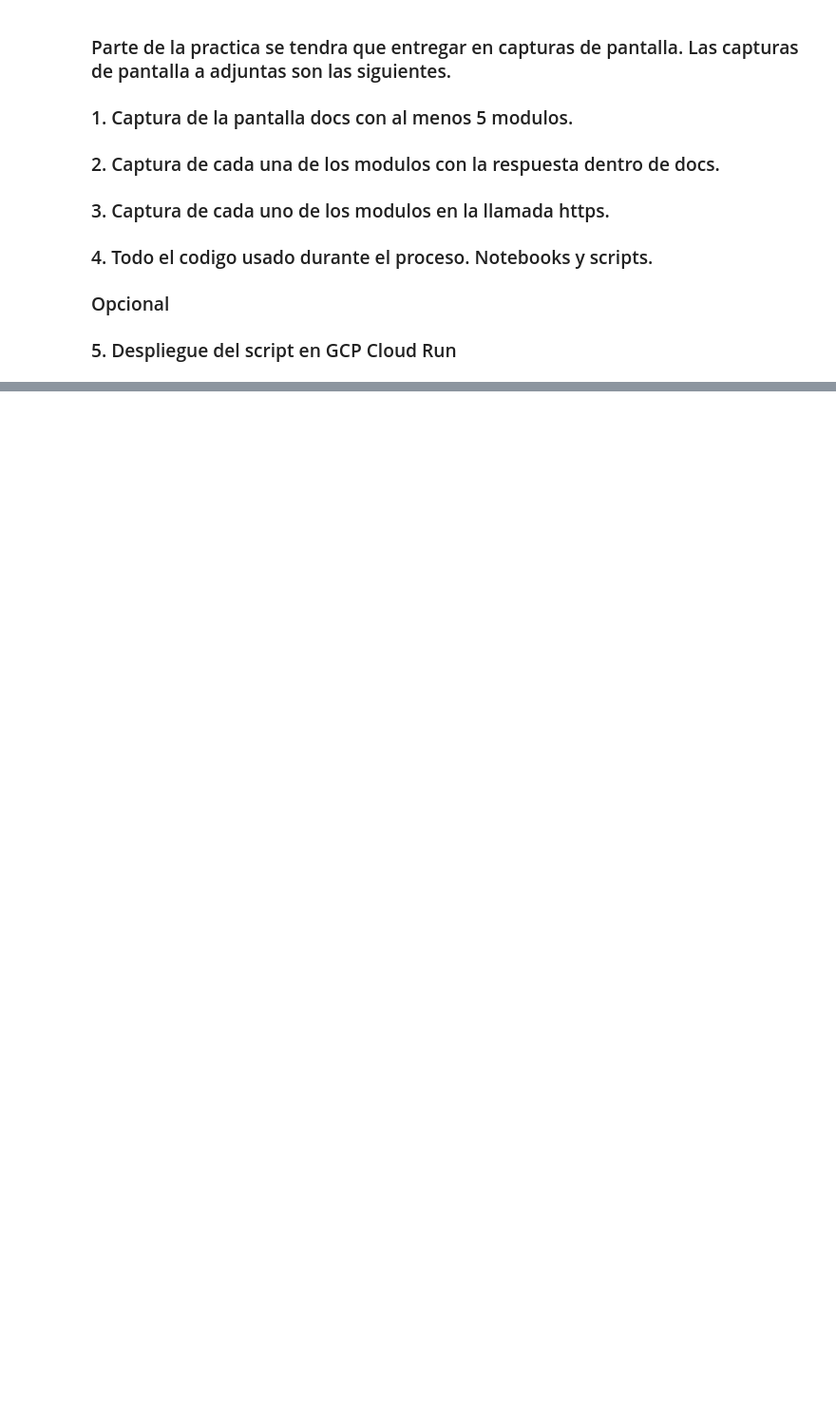
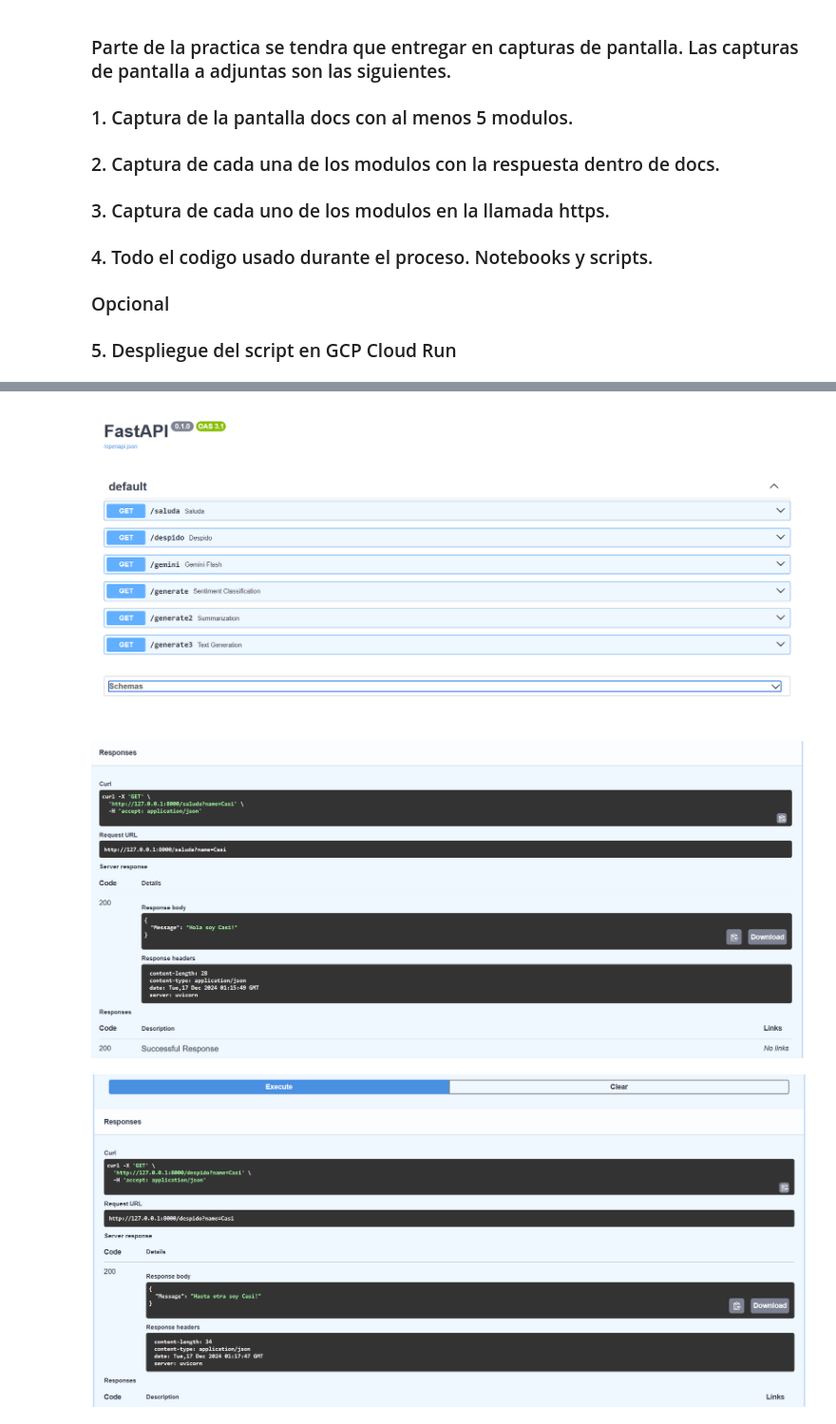
Before and after one commit to CasiAC/Practida-Despliegue-Algoritmos, a Jupyter notebook: practica_despliegue_algoritmos.ipynb, the cells around one changed output, grey strips where cells are left out. Shown at 95% size. Cells and saved outputs as stored; diff of their text form; code cells hidden in the pictures; blank space fills up the shorter version.

```diff
--- a/practica_despliegue_algoritmos.ipynb
+++ b/practica_despliegue_algoritmos.ipynb
@@ -533,0 +542,23 @@ if __name__ == "__main__":
+# %%
+from IPython.display import Image, display
+
+# Lista de nombres de archivos
+image_files = [
+    'Captura de pantalla FastAPI_01.png',
+    'Captura de pantalla FastAPI_02.png',
+    'Captura de pantalla FastAPI_03.png',
+    'Captura de pantalla FastAPI_04.png',
+    'Captura de pantalla FastAPI_05.png',
+    'Captura de pantalla FastAPI_06.png',
+    'Captura de pantalla FastAPI_07.png',
+
+]
+
+# Mostrar todas las imágenes
+for img_file in image_files:
+    img = Image(filename=img_file)
+    display(img)
+# %% [output]
+[figure, added]
+[figure, added]
+[figure, added]
```
Also changed, not shown: parts of 9 cells of this notebook.
